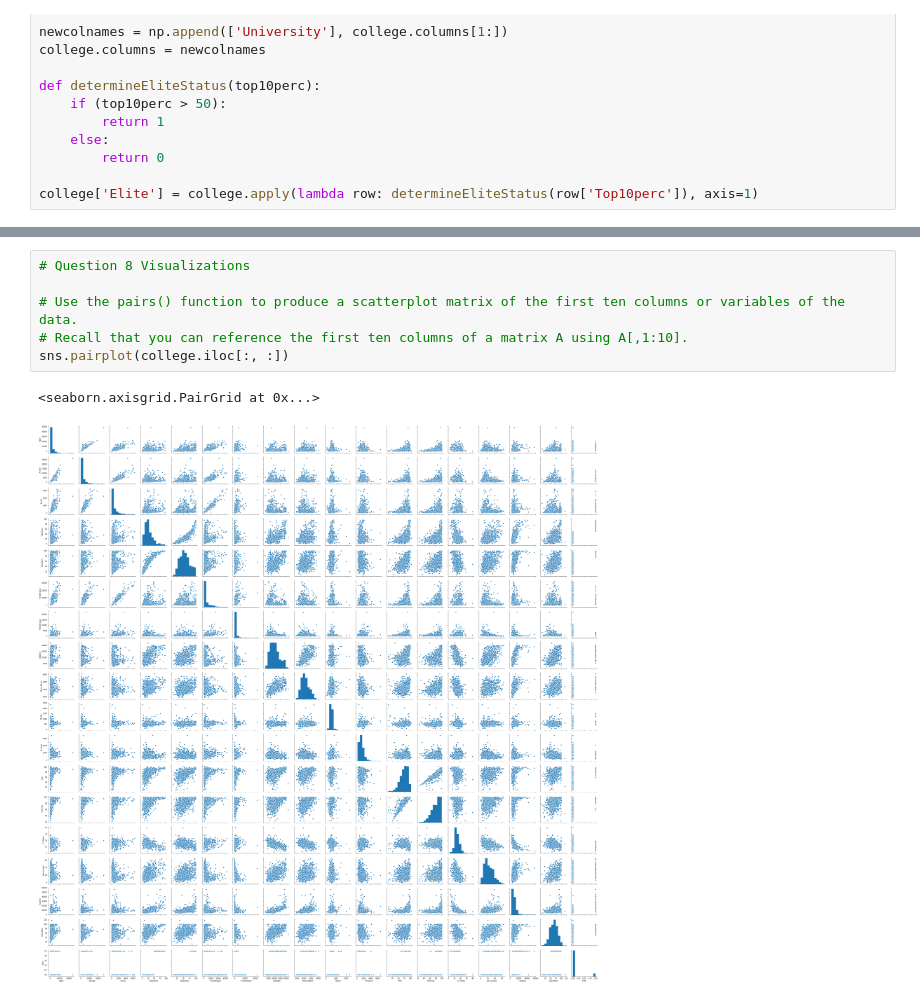
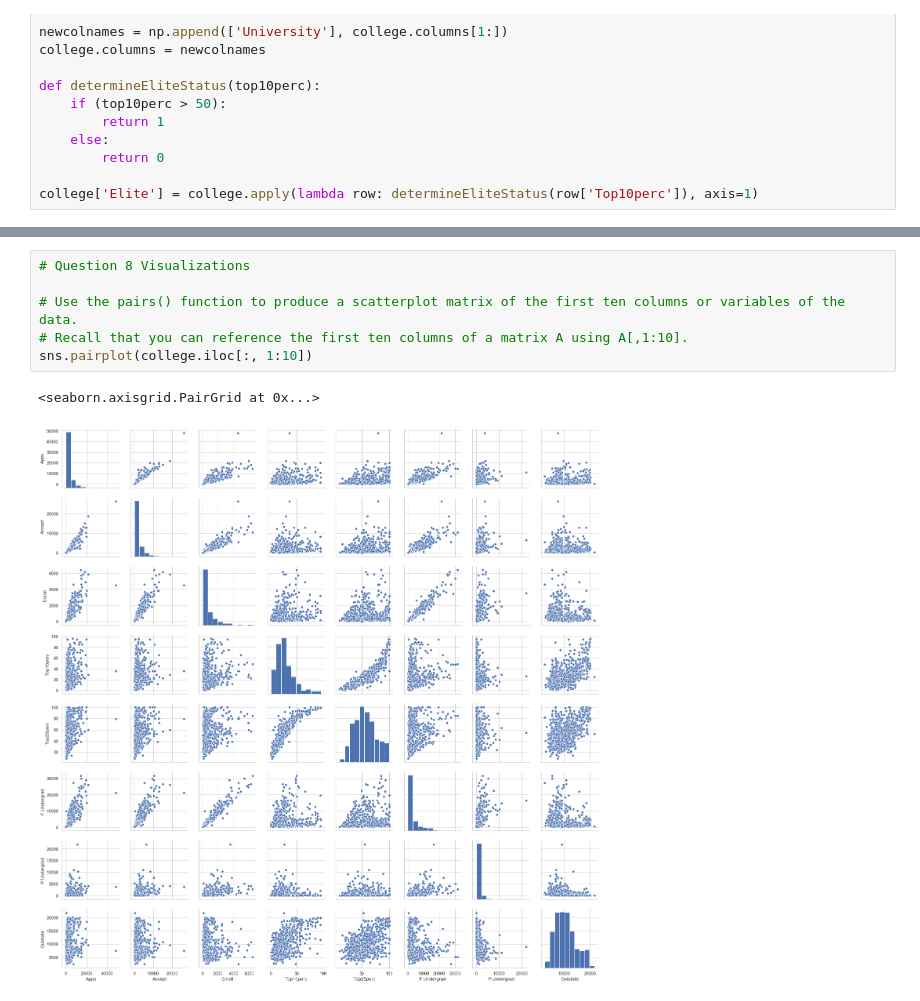
Before and after one commit to kevvo83/Introduction-to-Statistical-Learning, a Jupyter notebook: ISLR Chapter 2 Statistical Learning, Exercises.ipynb, the cells around one changed output, grey strips where cells are left out. Saved outputs shown, nothing was run; the diff lists cells and outputs as text.

```diff
--- a/ISLR Chapter 2 Statistical Learning, Exercises.ipynb
+++ b/ISLR Chapter 2 Statistical Learning, Exercises.ipynb
@@ -191,9 +221,9 @@ college['Elite'] = college.apply(lambda row: determineEliteStatus(row['Top10perc
 # %%
 # Question 8 Visualizations
 
 # Use the pairs() function to produce a scatterplot matrix of the first ten columns or variables of the data.
 # Recall that you can reference the first ten columns of a matrix A using A[,1:10].
-sns.pairplot(college.iloc[:, :])
+sns.pairplot(college.iloc[:, 1:10])
 # %% [output]
 <seaborn.axisgrid.PairGrid at 0x...>
-[figure, old version]
+[figure, new version]
```
Also changed, not shown: parts of 13 cells of this notebook, 2 other files.
